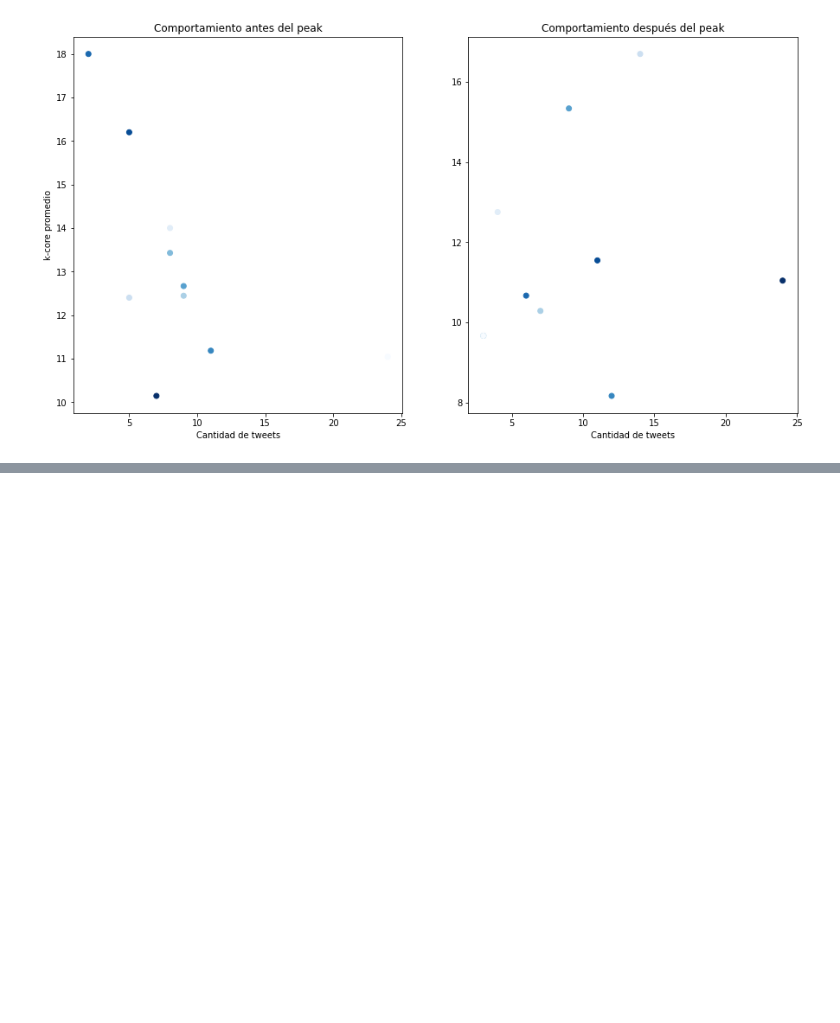
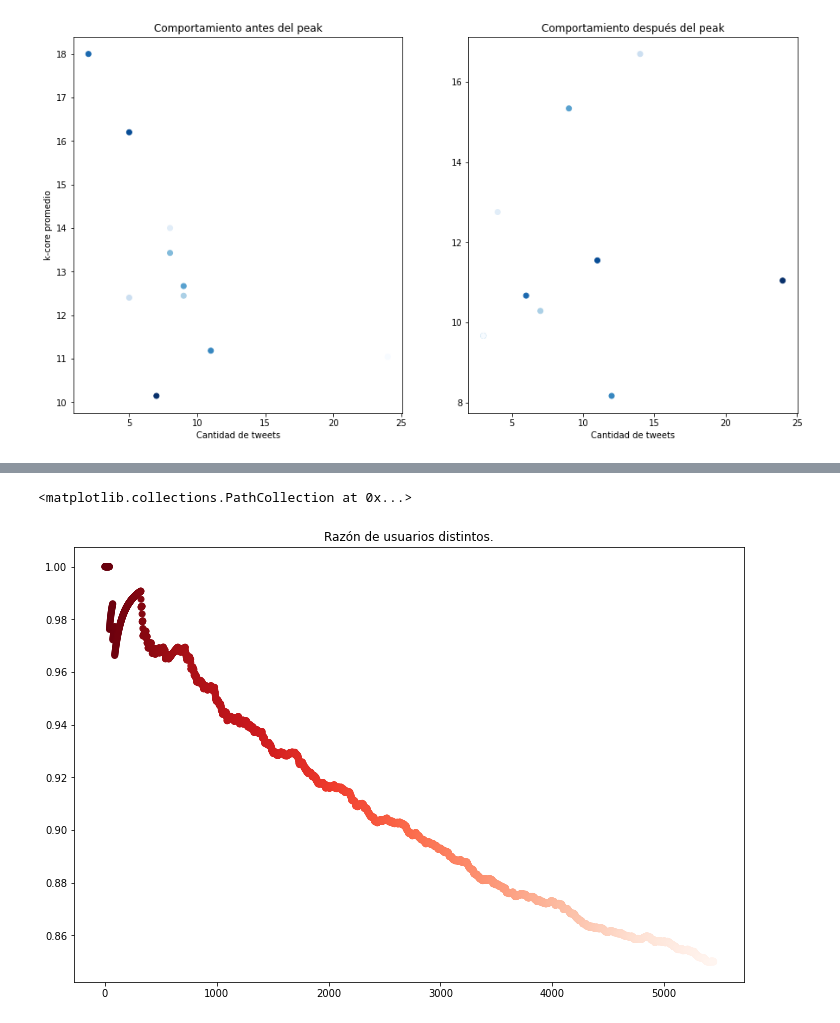
Before and after one commit to ErickMMuniz/NetworkAnalysis_TwitterTrends, a Jupyter notebook: NetworkAnalysis_TwitterTrends.ipynb, the cells around one changed output, grey strips where cells are left out. Saved outputs shown, nothing was run; the diff lists cells and outputs as text; code cells hidden in the pictures; blank space fills up the shorter version.

```diff
--- a/NetworkAnalysis_TwitterTrends.ipynb
+++ b/NetworkAnalysis_TwitterTrends.ipynb
@@ -4864,0 +5120,26 @@ plt.show()
+# %%
+steps = 15
+
+figuser_time, axusertime = plt.subplots()
+figuser_time.set_size_inches([12,8])
+axusertime.set_title('Razón de usuarios distintos.')
+
+before_count_peak =  foo[foo.index <= peak ].iloc[-steps:,:]
+df_before_peak = foo_df[ foo_df['time'] < peak][['time','userid']]
+n_before = min([df_before_peak.shape[0]])
+#a = before_count_peak.index[0]
+#df_between = df_before_peak[ str(a) < df_before_peak['time']]
+#print(df_before_peak.iloc[-n_before:-n_before + i_count,:])
+proporcion = []
+len_users = df_before_peak['userid'].to_list()
+len_users.reverse()
+len_users = len_users[0:n_before]
+len_users.reverse()
+print(len_users)
+print(df_before_peak.tail())
+
+for k in range(n_before):
+  proporcion.append( len(pd.unique(len_users[0:k+1])) / (k+1))
+axusertime.scatter(range(n_before), proporcion, c = range(n_before),
+                   cmap = 'Reds_r')
+# %% [output]
@@ -4864,0 +5153,2 @@ plt.show()
+<matplotlib.collections.PathCollection at 0x...>
+[figure, added]
```
Also changed, not shown: parts of 12 cells of this notebook.
